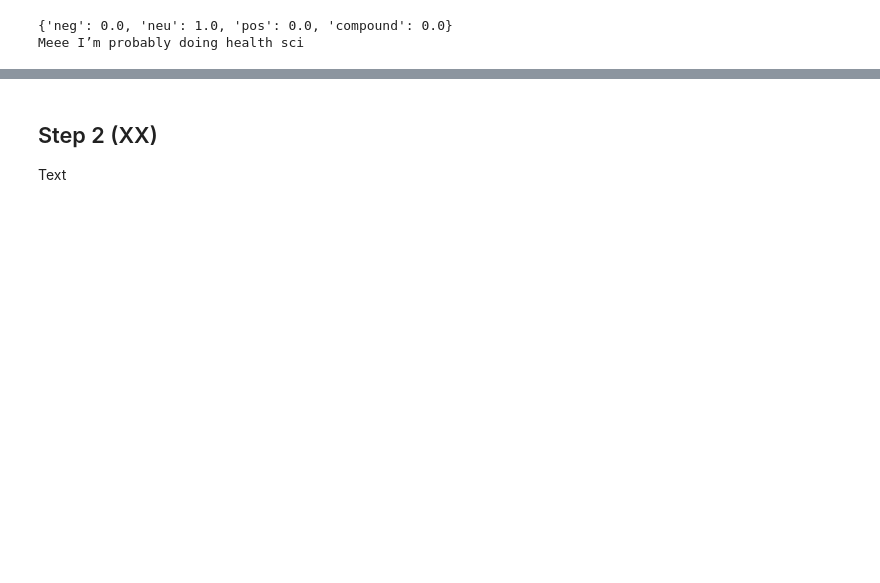
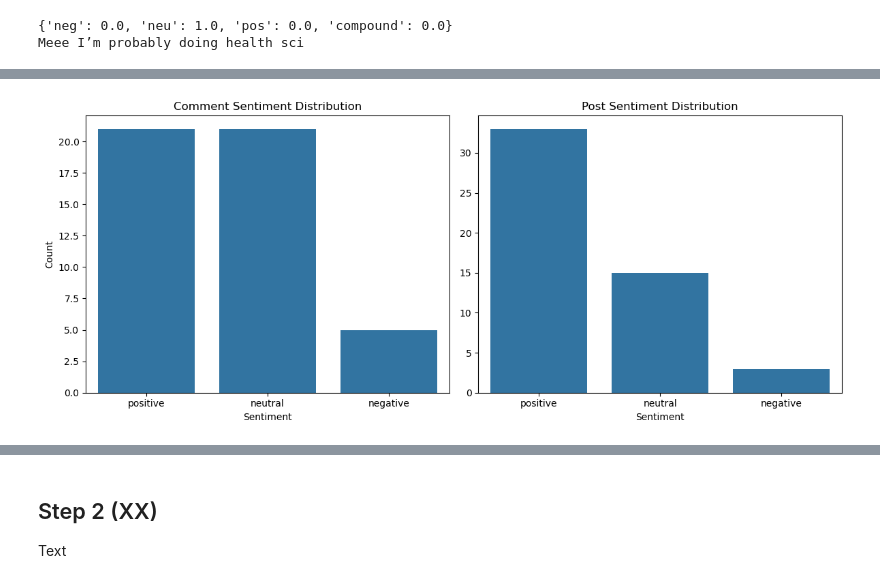
Before and after one commit to patelMaharshii/Sentimentrix, a Jupyter notebook: analysis/sentimentrix_eda.ipynb, the cells around one changed output, grey strips where cells are left out. Saved outputs shown, nothing was run; the diff lists cells and outputs as text; code cells hidden in the pictures; blank space fills up the shorter version.

```diff
--- a/analysis/sentimentrix_eda.ipynb
+++ b/analysis/sentimentrix_eda.ipynb
@@ -191,8 +168,11 @@ print(text)
 Meee I’m probably doing health sci
 # %%
 # Labelling sentimental scores
-D_westernu_comments["sentiment_scores"] = D_westernu_comments["comment_text"].apply(lambda x: analyzer.polarity_scores(x))
+D_westernu_comments["sentiment_scores"] = D_westernu_comments["comment_text"].apply(lambda x: analyzer.polarity_scores(x) if isinstance(x, str) else analyzer.polarity_scores(""))
 D_westernu_comments["compound"] = D_westernu_comments["sentiment_scores"].apply(lambda x: x["compound"])
+
+D_westernu_posts["sentiment_scores"] = D_westernu_posts["post_text"].apply(lambda x: analyzer.polarity_scores(x) if isinstance(x, str) else analyzer.polarity_scores(""))
+D_westernu_posts["compound"] = D_westernu_posts["sentiment_scores"].apply(lambda x: x["compound"])
 # %%
 def get_sentiment_label(compound_score):
     if compound_score >= 0.05: return "positive"
@@ -200,6 +180,7 @@ def get_sentiment_label(compound_score):
     else: return "neutral"
 
 D_westernu_comments["comment_sentiment"] = D_westernu_comments["compound"].apply(get_sentiment_label)
+D_westernu_posts["post_sentiment"] = D_westernu_posts["compound"].apply(get_sentiment_label)
 # %%
 pd.set_option("display.max_colwidth", None) # removes truncated text from table
 display(D_westernu_comments[["comment_text","comment_sentiment","sentiment_scores","compound"]].head())
@@ -225,0 +202,27 @@ display(D_westernu_posts.head())
+# %%
+fig, ax = plt.subplots(1, 2, figsize=(12,5))
+
+sns.countplot(
+    data=D_westernu_comments,
+    x="comment_sentiment",
+    order=["positive","neutral","negative"],
+    ax=ax[0]
+)
+ax[0].set_title("Comment Sentiment Distribution")
+ax[0].set_xlabel("Sentiment")
+ax[0].set_ylabel("Count")
+
+sns.countplot(
+    data=D_westernu_posts,
+    x="post_sentiment",
+    order=["positive","neutral","negative"],
+    ax=ax[1]
+)
+ax[1].set_title("Post Sentiment Distribution")
+ax[1].set_xlabel("Sentiment")
+ax[1].set_ylabel("")
+
+plt.tight_layout()
+plt.show()
+# %% [output]
+[figure, added]
```
Also changed, not shown: parts of 7 cells of this notebook, 3 other files.
